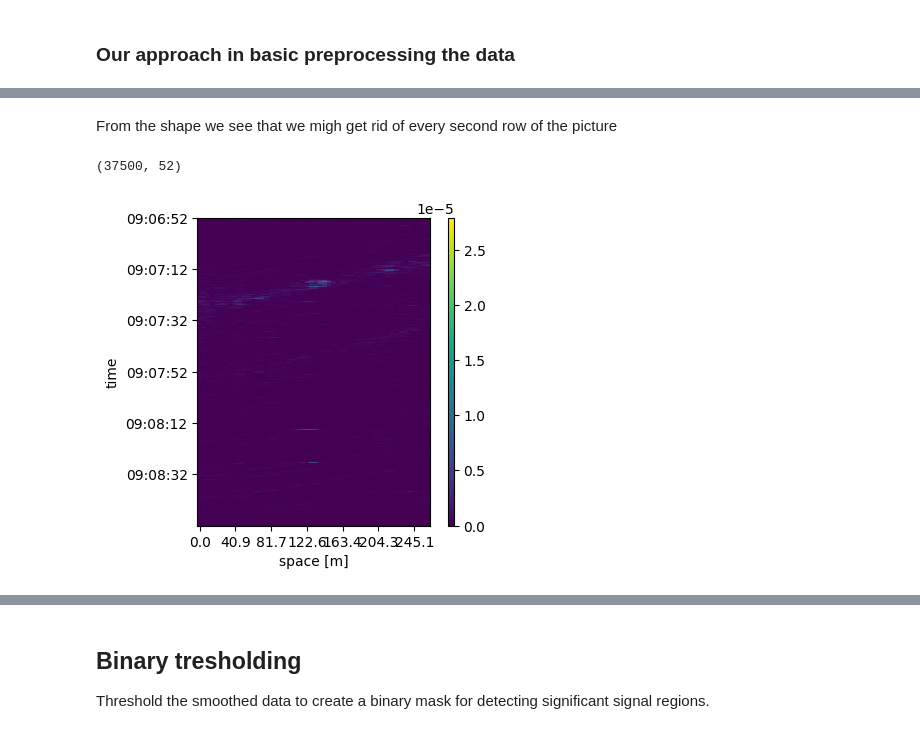
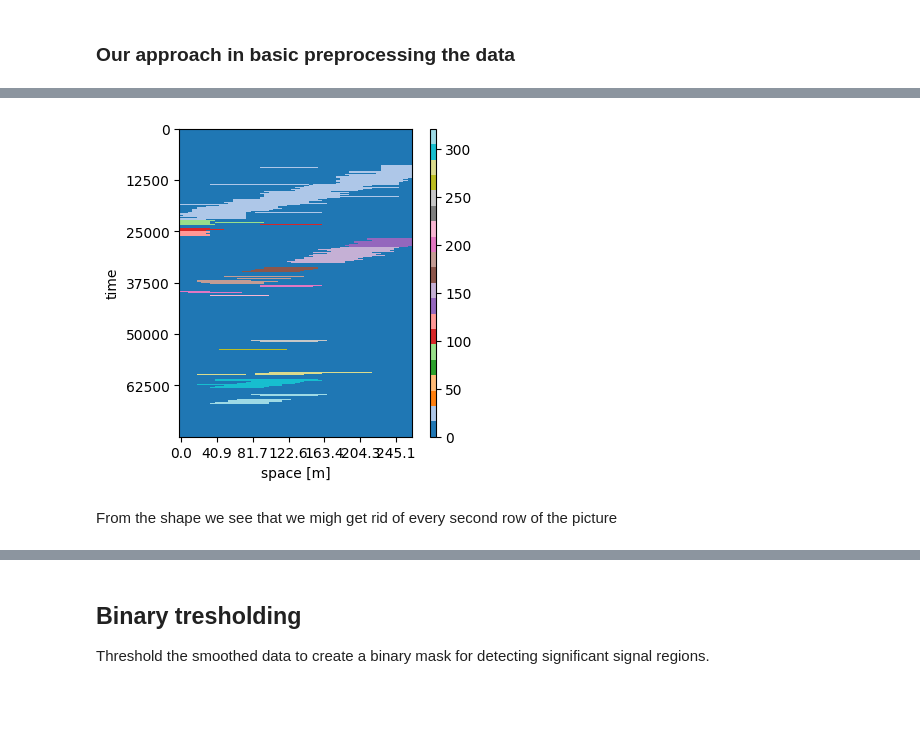
Before and after one commit to mmartyna123/ComputerVision, a Jupyter notebook: Project1/Project.ipynb, the cells around one changed output, grey strips where cells are left out. Cells and saved outputs as stored; diff of their text form; code cells hidden in the pictures; blank space fills up the shorter version.

Commit message:
cant merge regions

```diff
--- a/Project1/Project.ipynb
+++ b/Project1/Project.ipynb
@@ -375,3 +406,52 @@ skeletonization
+# %%
+import numpy as np
+import pandas as pd
+import matplotlib.pyplot as plt
+from matplotlib.colors import Normalize
+from skimage.measure import label, regionprops
+
+# Assuming df_dilated is your binary image DataFrame
+binary_image = df_dilated.values.astype(np.uint8)  # Convert DataFrame to uint8 numpy array
+
+# Perform connected components analysis
+num_labels, labels = cv2.connectedComponents(binary_image)
+
+# Create a copy of labels with components smaller than 50 pixels removed
+filtered_labels = np.zeros_like(labels)
+
+for label_idx in range(1, num_labels):  # Start from 1 to skip background
+    # Create a mask for the current component
+    component_mask = (labels == label_idx)
+
+    # Calculate the area of the component
+    area = np.sum(component_mask)
+
+    # Include components larger than 50 pixels in the filtered labels
+    if area > 3000:
+        filtered_labels[component_mask] = label_idx
+
+# Visualize the filtered labeled regions
+fig = plt.figure(figsize=(3, 4))
+ax = plt.axes()
+
+# Use the filtered labels for visualization
+im = ax.imshow(filtered_labels, interpolation='none', aspect='auto', cmap='tab20')
+plt.ylabel('time')
+plt.xlabel('space [m]')
+
+# Add a colorbar to indicate label values
+cax = fig.add_axes([ax.get_position().x1 + 0.06, ax.get_position().y0, 0.02, ax.get_position().height])
+plt.colorbar(im, cax=cax)
+
+# Adjust x and y axis ticks if necessary (example assumes set_axis functions are defined)
+x_positions, x_labels = set_axis(df_dilated.columns)
+ax.set_xticks(x_positions, np.round(x_labels, 1))
+y_positions, y_labels = set_axis(df_dilated.index)
+ax.set_yticks(y_positions, y_labels)
+
+plt.show()
+# %% [output]
+[figure, added]
 # %% [markdown]
 From the shape we see that we migh get rid of every second row of the picture
 # %%
@@ -424,11 +504,8 @@ From the shape we see that we migh get rid of every second row of the picture
 
 # # The normalized data is now ready for visualization.
 # %%
-df_reduced = df.iloc[::2, :]
-print(df_reduced.shape)
+# df_reduced = df.iloc[::2, :]
+# print(df_reduced.shape)
 
-visualize(df_reduced)
+# visualize(df_reduced)
-# %% [output]
-(37500, 52)
-[figure, removed]
 # %%
```
Also changed, not shown: parts of 15 cells of this notebook.
